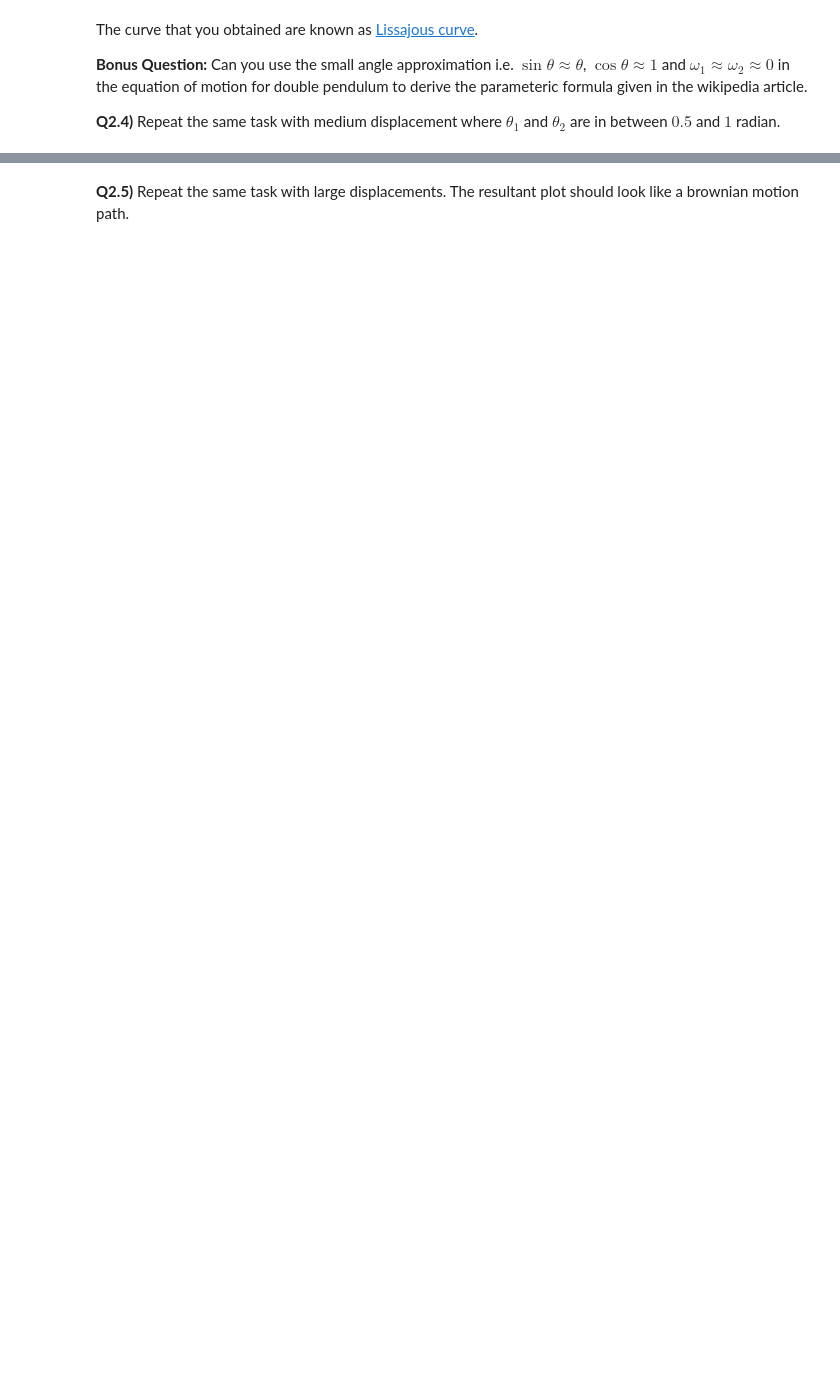
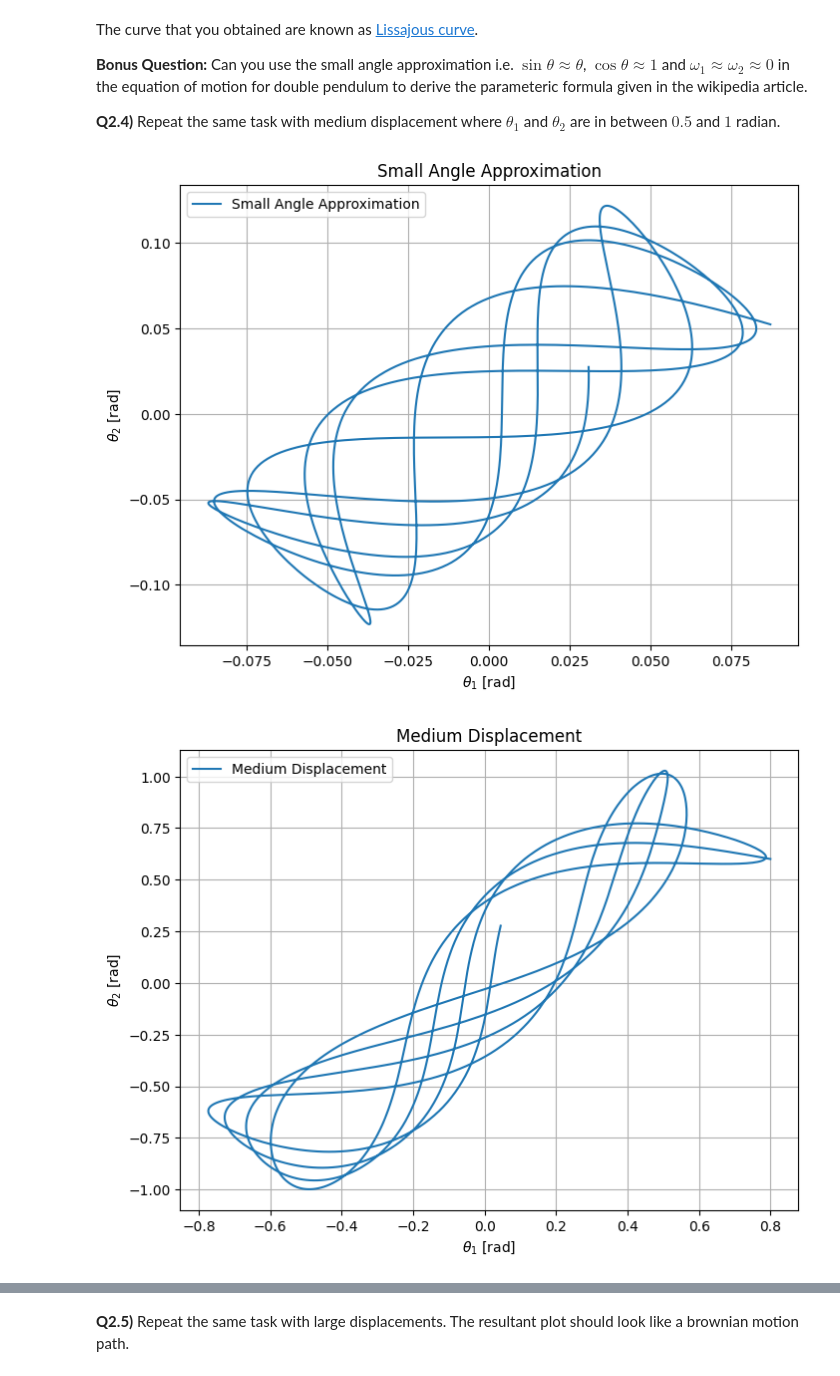
Before and after one commit to T2ooomasz/ComputationalMethodsI, a Jupyter notebook: HW/hw6TomaszKazulak.ipynb, the cells around one changed output, grey strips where cells are left out. Drawn from its saved outputs; the diff is of its cells as text; code cells hidden in the pictures; blank space fills up the shorter version.

```diff
--- a/HW/hw6TomaszKazulak.ipynb
+++ b/HW/hw6TomaszKazulak.ipynb
@@ -70,3 +363,52 @@ The curve that you obtained are known as [Lissajous curve](https://en.wikipedia.
 
 
 **Q2.4)** Repeat the same task with medium displacement where $\theta_1$ and $\theta_2$ are in between $0.5$ and $1$ radian.
+# %%
+# plot
+def plot(solution, title):
+    theta1, theta2 = solution.y[0], solution.y[2]
+
+    plt.figure(figsize=(8, 6))
+    plt.plot(theta1, theta2, label=title)
+    plt.xlabel(r"$\theta_1$ [rad]")
+    plt.ylabel(r"$\theta_2$ [rad]")
+    plt.grid(True)
+    plt.legend()
+    plt.title(title)
+    plt.show()
+
+# Main function to run the simulation and plot
+def main():
+    # Parameters
+    params = pendulum_params()
+
+    # Initial conditions for small angle
+    initial_conditions_small = [np.radians(5), 0.0, np.radians(3), 0.0]
+
+    # Initial conditions for medium displacement
+    initial_conditions_medium = [0.8, 0.0, 0.6, 0.0]
+
+    # Time range and resolution
+    t_span = (0, 10)  # 10 seconds of simulation
+    t_points = 1000    # Resolution
+
+    # Time span
+    t_span = (0, 10)
+
+    # Create a partial function for the ODE system to inject parameters
+    ode_func = partial(double_pendulum_ode, params=params)
+
+    # Solve the system
+    solution_small = solve_double_pendulum(ode_func, initial_conditions_small, t_span, t_points)
+    plot(solution_small, "Small Angle Approximation")
+
+    # Solve the system
+    solution_medium = solve_double_pendulum(ode_func, initial_conditions_medium, t_span, t_points)
+    plot(solution_medium, "Medium Displacement")
+
+# Run the simulation
+if __name__ == "__main__":
+    main()
+# %% [output]
+[figure, added]
+[figure, added]
```
Also changed, not shown: parts of 10 cells of this notebook.
